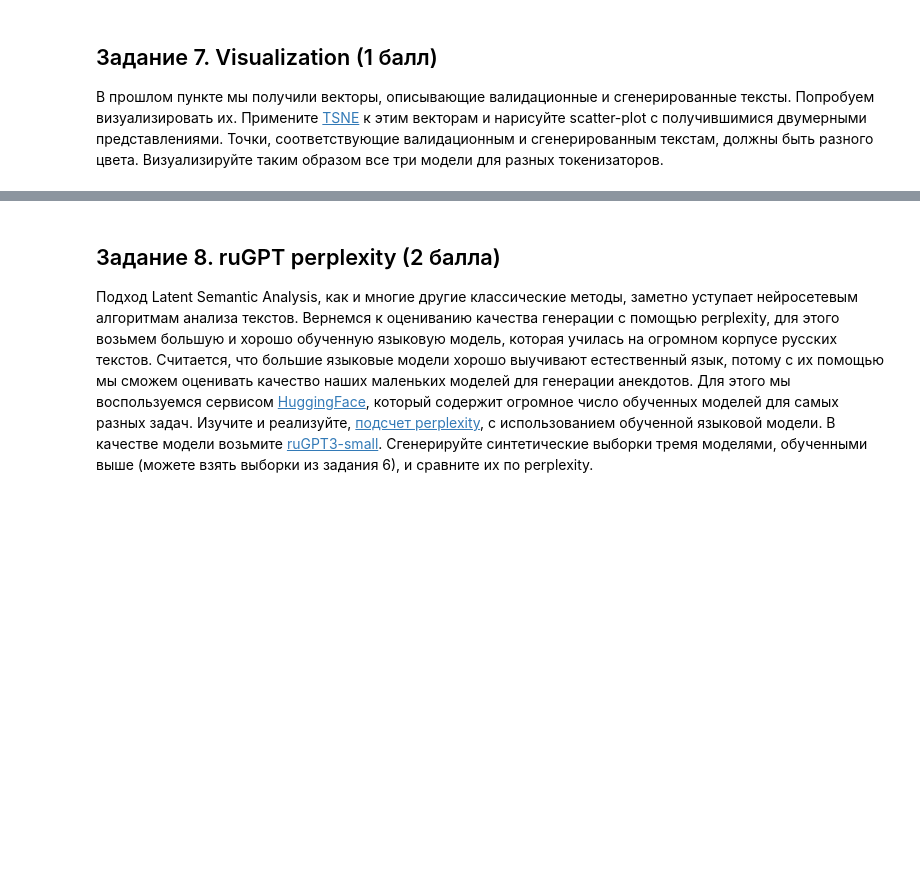
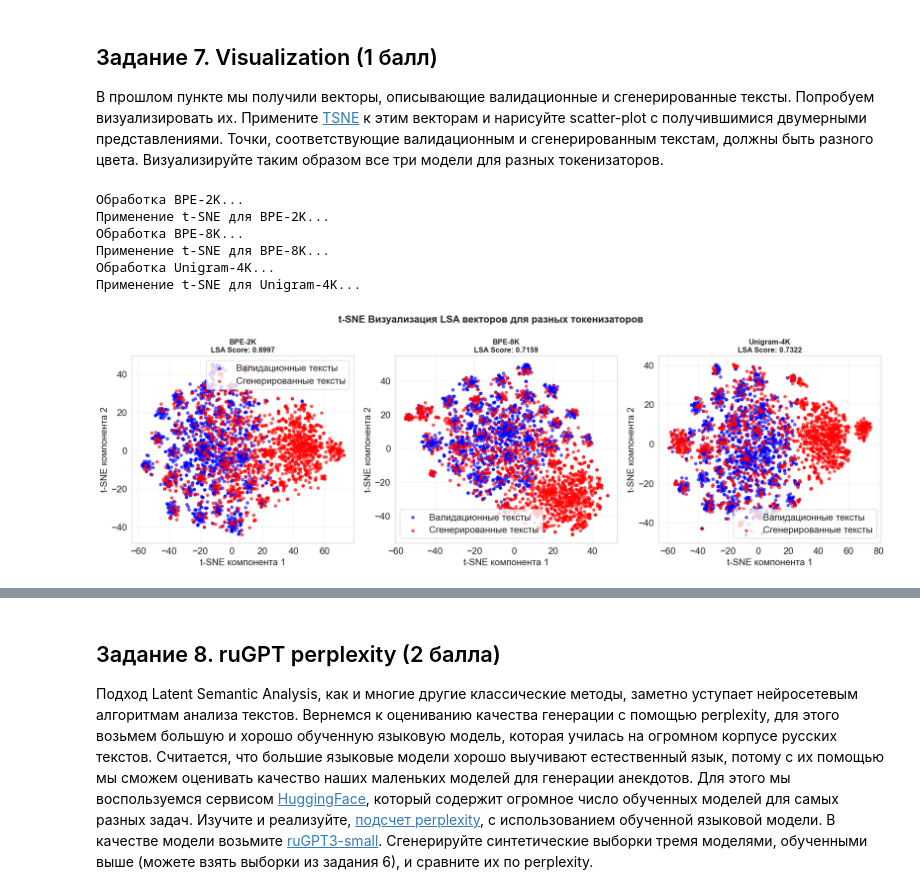
Before and after one commit to Tricar5/ai_25_dl, a Jupyter notebook: hw03/aakazachinskiy_hw03.ipynb, the cells around one changed output, grey strips where cells are left out. Saved outputs shown, nothing was run; the diff lists cells and outputs as text; code cells hidden in the pictures; blank space fills up the shorter version.

```diff
--- a/hw03/aakazachinskiy_hw03.ipynb
+++ b/hw03/aakazachinskiy_hw03.ipynb
@@ -718,21 +786,21 @@ print(
 # LSA метрика для BPE-2K
 print("\nВычисление LSA для BPE-2K...")
 lsa_bpe2k = compute_lsa_metric(
-    generated_bpe2k[:gen_sample_size], val_sample, n_components=50
+    generated_bpe2k[:gen_sample_size], val_sample, n_components=50,
 )
 
 # LSA метрика для BPE-8K
 print("Вычисление LSA для BPE-8K...")
 lsa_bpe8k = compute_lsa_metric(
-    generated_bpe8k[:gen_sample_size], val_sample, n_components=50
+    generated_bpe8k[:gen_sample_size], val_sample, n_components=50,
 )
 
 # LSA метрика для Unigram-4K
 print("Вычисление LSA для Unigram-4K...")
 lsa_unigram = compute_lsa_metric(
-    generated_unigram[:gen_sample_size], val_sample, n_components=50
+    generated_unigram[:gen_sample_size], val_sample, n_components=50,
 )
 
-print(f"LSTM + BPE-2K:     LSA Score = {lsa_bpe2k:.4f}")
-print(f"LSTM + BPE-8K:     LSA Score = {lsa_bpe8k:.4f}")
-print(f"LSTM + Unigram-4K: LSA Score = {lsa_unigram:.4f}")
+print(f"LSTM: BPE-2K: LSA Score = {lsa_bpe2k:.4f}")
+print(f"LSTM: BPE-8K: LSA Score = {lsa_bpe8k:.4f}")
+print(f"LSTM: Unigram-4K: LSA Score = {lsa_unigram:.4f}")
@@ -741,9 +832,6 @@ print(f"LSTM + Unigram-4K: LSA Score = {lsa_unigram:.4f}")
 
 В прошлом пункте мы получили векторы, описывающие валидационные и сгенерированные тексты. Попробуем визуализировать их. Примените [TSNE](https://scikit-learn.org/stable/modules/generated/sklearn.manifold.TSNE.html) к этим векторам и нарисуйте scatter-plot с получившимися двумерными представлениями. Точки, соответствующие валидационным и сгенерированным текстам, должны быть разного цвета. Визуализируйте таким образом все три модели для разных токенизаторов.
 # %%
-# YOUR CODE HERE (⊃｡•́‿•̀｡)⊃━✿✿✿✿✿✿
-## Задание 7. Visualization (2/3 балла)
-
 import matplotlib.pyplot as plt
 import numpy as np
 from sklearn.decomposition import TruncatedSVD
@@ -752,32 +840,29 @@ from sklearn.manifold import TSNE
 
 
 def get_lsa_vectors_for_visualization(
-    generated_texts, validation_texts, n_components=50
-):
+    generated_texts: list[str],
+    validation_texts: list[str],
+    n_components: int =50
+) -> tuple[np.ndarray, np.ndarray]:
     """Получение LSA векторов для визуализации"""
     # Объединяем все тексты
     all_texts = validation_texts + generated_texts
 
-    # Создаем TF-IDF матрицу
     vectorizer = TfidfVectorizer(
-        max_features=5000, min_df=2, max_df=0.8, ngram_range=(1, 2), stop_words=None
+        max_features=5000,
+        min_df=2,
+        max_df=0.8,
+        ngram_range=(1, 2),
     )
 
-    try:
-        tfidf_matrix = vectorizer.fit_transform(all_texts)
-    except ValueError as e:
-        print(f"Ошибка при создании TF-IDF матрицы: {e}")
-        return None, None
+
+    tfidf_matrix = vectorizer.fit_transform(all_texts)
 
     # Применяем SVD для понижения размерности
     n_components = min(n_components, tfidf_matrix.shape[1] - 1)
     svd = TruncatedSVD(n_components=n_components, random_state=42)
 
-    try:
-        lsa_matrix = svd.fit_transform(tfidf_matrix)
-    except ValueError as e:
-        print(f"Ошибка при SVD: {e}")
-        return None, None
+    lsa_matrix = svd.fit_transform(tfidf_matrix)
 
     # Разделяем на валидационные и сгенерированные векторы
     n_val = len(validation_texts)
@@ -787,7 +872,10 @@ def get_lsa_vectors_for_visualization(
     return val_vectors, gen_vectors
 
 
-def create_tsne_visualization(models_data, sample_size=300):
+def create_tsne_visualization(
+        models_data,
+        sample_size=300,
+) -> None:
     """Создание t-SNE визуализации для всех моделей"""
     fig, axes = plt.subplots(1, 3, figsize=(18, 6))
     fig.suptitle(
@@ -818,7 +906,7 @@ def create_tsne_visualization(models_data, sample_size=300):
         # Применяем t-SNE
         print(f"Применение t-SNE для {model_name}...")
         tsne = TSNE(
-            n_components=2, perplexity=30, n_iter=1000, random_state=42, verbose=0
+            n_components=2, perplexity=30, random_state=42, verbose=0
         )
 
         tsne_results = tsne.fit_transform(all_vectors)
@@ -857,33 +945,38 @@ def create_tsne_visualization(models_data, sample_size=300):
         )
         ax.set_xlabel("t-SNE компонента 1")
         ax.set_ylabel("t-SNE компонента 2")
         ax.legend()
         ax.grid(True, alpha=0.3)
 
     plt.tight_layout()
     plt.show()
 
 
-# Подготавливаем данные для визуализации
-print("Подготовка данных для t-SNE визуализации...")
-
 models_data = {
     "BPE-2K": {
         "validation_texts": validation_texts,
         "generated_texts": generated_bpe2k,
         "lsa_score": lsa_bpe2k,
     },
     "BPE-8K": {
         "validation_texts": validation_texts,
         "generated_texts": generated_bpe8k,
         "lsa_score": lsa_bpe8k,
     },
     "Unigram-4K": {
         "validation_texts": validation_texts,
         "generated_texts": generated_unigram,
         "lsa_score": lsa_unigram,
     },
 }
 
 # Создаем визуализацию
 create_tsne_visualization(models_data, sample_size=1500)
+# %% [output]
+Обработка BPE-2K...
+Применение t-SNE для BPE-2K...
+Обработка BPE-8K...
+Применение t-SNE для BPE-8K...
+Обработка Unigram-4K...
+Применение t-SNE для Unigram-4K...
+[figure, added]
```
Also changed, not shown: parts of 31 cells of this notebook, 2 other files.
